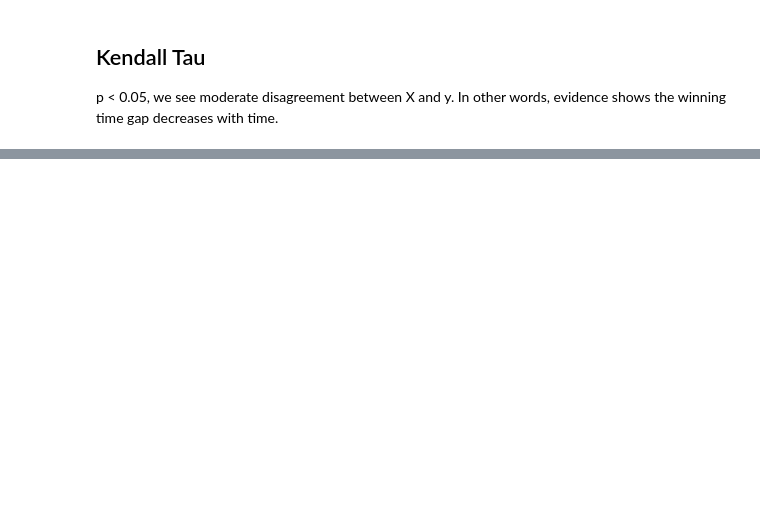
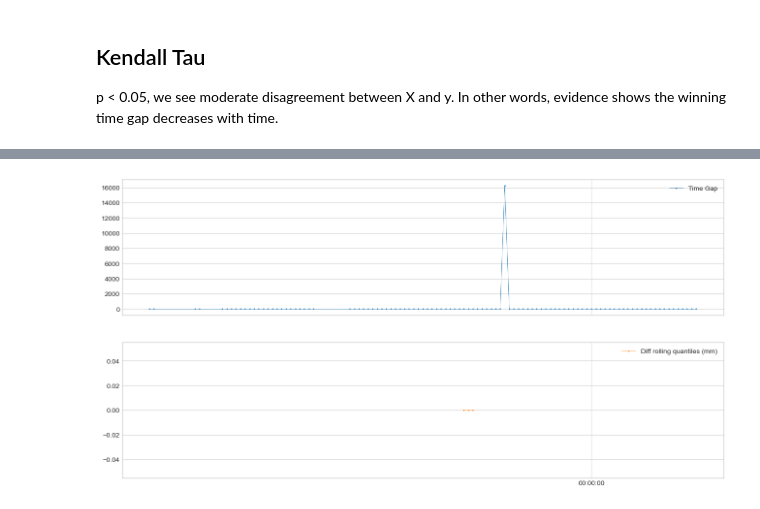
Before and after one commit to haleyej/letour, a Jupyter notebook: code/02_time_series.ipynb, the cells around one changed output, grey strips where cells are left out. Saved outputs shown, nothing was run; the diff lists cells and outputs as text; code cells hidden in the pictures; blank space fills up the shorter version.

```diff
--- a/code/02_time_series.ipynb
+++ b/code/02_time_series.ipynb
@@ -81,0 +93,10 @@ tau, p_val
+# %%
+s_transformed = DoubleRollingAggregate(
+    agg="quantile",
+    agg_params={"q": [0.1, 0.5, 0.9]},
+    window=50,
+    diff="l2").transform(s).rename("Diff rolling quantiles (mm)")
+
+plot(pd.concat([s, s_transformed], axis=1));
+# %% [output]
+[figure, added]
```
Also changed, not shown: parts of 14 cells of this notebook, 1 other file.
